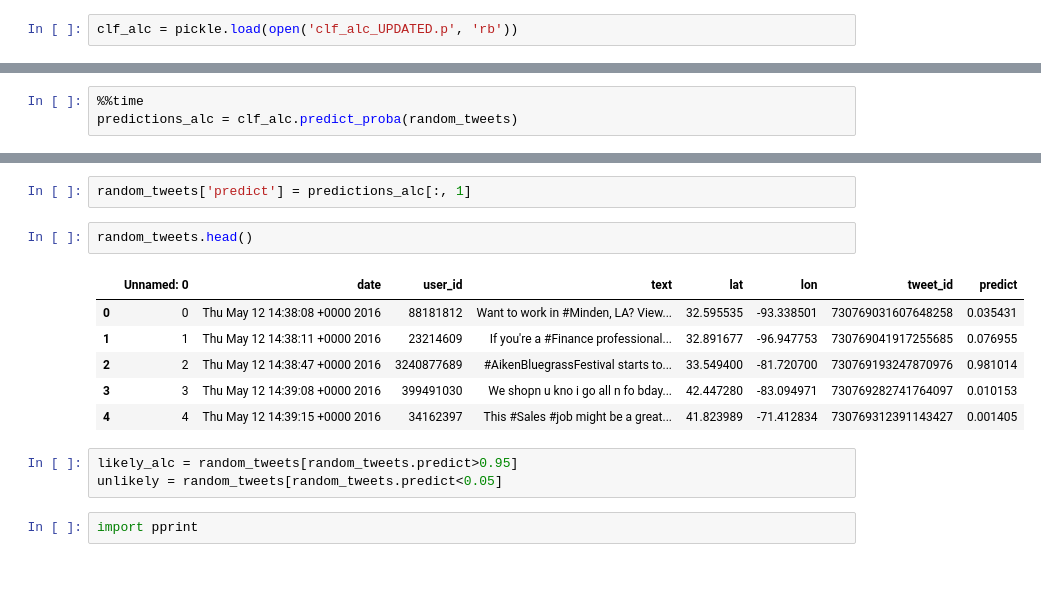
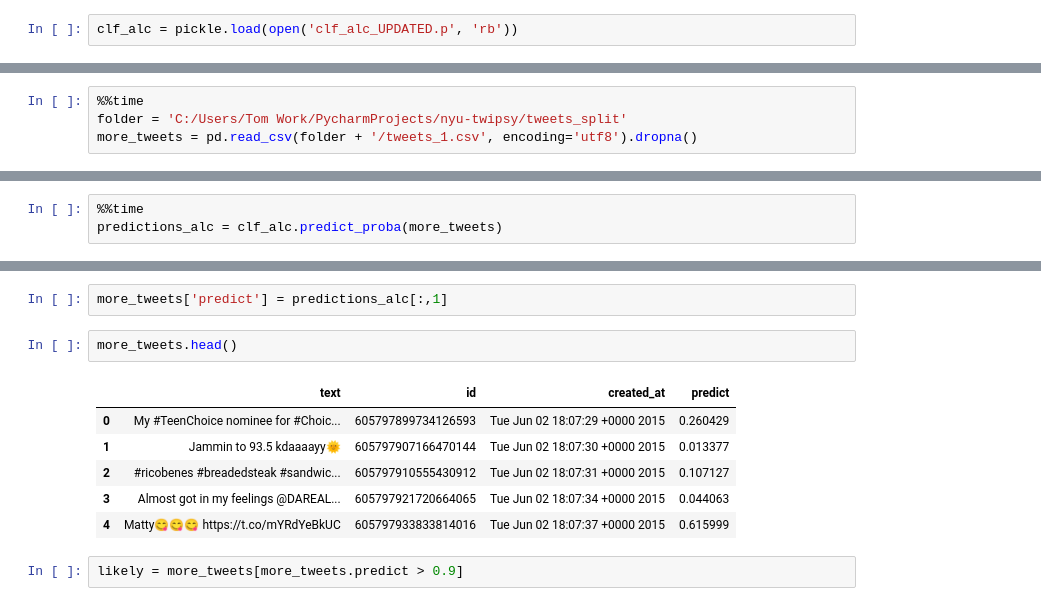
Before and after one commit to tj2huang/nyu-twipsy, a Jupyter notebook: playing-with-new-data.ipynb, the cells around one changed output, grey strips where cells are left out. Saved outputs shown, nothing was run; the diff lists cells and outputs as text; blank space fills up the shorter version.

```diff
--- a/playing-with-new-data.ipynb
+++ b/playing-with-new-data.ipynb
@@ -137,0 +107,4 @@ clf_alc = pickle.load(open('clf_alc_UPDATED.p', 'rb'))
+# %%
+%%time
+folder = 'C:/Users/Tom Work/PycharmProjects/nyu-twipsy/tweets_split'
+more_tweets = pd.read_csv(folder + '/tweets_1.csv', encoding='utf8').dropna()
@@ -138,4 +137,4 @@ clf_alc = pickle.load(open('clf_alc_UPDATED.p', 'rb'))
 # %%
 %%time
-predictions_alc = clf_alc.predict_proba(random_tweets)
+predictions_alc = clf_alc.predict_proba(more_tweets)
 # %% [output]
@@ -160,16 +165,13 @@ array([[ 0.96456856,  0.03543144],
 # %%
-random_tweets['predict'] = predictions_alc[:, 1]
+more_tweets['predict'] = predictions_alc[:,1]
 # %%
-random_tweets.head()
+more_tweets.head()
 # %% [output]
-|  | Unnamed: 0 | date | user_id | text | lat | lon | tweet_id | predict |
-| 0 | 0 | Thu May 12 14:38:08 +0000 2016 | 88181812 | Want to work in #Minden, LA? View... | 32.595535 | -93.338501 | 730769031607648258 | 0.035431 |
-| 1 | 1 | Thu May 12 14:38:11 +0000 2016 | 23214609 | If you're a #Finance professional... | 32.891677 | -96.947753 | 730769041917255685 | 0.076955 |
-| 2 | 2 | Thu May 12 14:38:47 +0000 2016 | 3240877689 | #AikenBluegrassFestival starts to... | 33.549400 | -81.720700 | 730769193247870976 | 0.981014 |
-| 3 | 3 | Thu May 12 14:39:08 +0000 2016 | 399491030 | We shopn u kno i go all n fo bday... | 42.447280 | -83.094971 | 730769282741764097 | 0.010153 |
-| 4 | 4 | Thu May 12 14:39:15 +0000 2016 | 34162397 | This #Sales #job might be a great... | 41.823989 | -71.412834 | 730769312391143427 | 0.001405 |
+|  | text | id | created_at | predict |
+| 0 | My #TeenChoice nominee for #Choic... | 605797899734126593 | Tue Jun 02 18:07:29 +0000 2015 | 0.260429 |
+| 1 | Jammin to 93.5 kdaaaayy🌞 | 605797907166470144 | Tue Jun 02 18:07:30 +0000 2015 | 0.013377 |
+| 2 | #ricobenes #breadedsteak #sandwic... | 605797910555430912 | Tue Jun 02 18:07:31 +0000 2015 | 0.107127 |
+| 3 | Almost got in my feelings @DAREAL... | 605797921720664065 | Tue Jun 02 18:07:34 +0000 2015 | 0.044063 |
+| 4 | Matty😋😋😋 https://t.co/mYRdYeBkUC | 605797933833814016 | Tue Jun 02 18:07:37 +0000 2015 | 0.615999 |
-# %%
-likely_alc = random_tweets[random_tweets.predict>0.95]
-unlikely = random_tweets[random_tweets.predict<0.05]
-# %%
-import pprint
+# %%
+likely = more_tweets[more_tweets.predict > 0.9]
```
Also changed, not shown: parts of 29 cells of this notebook, 11 other files.
